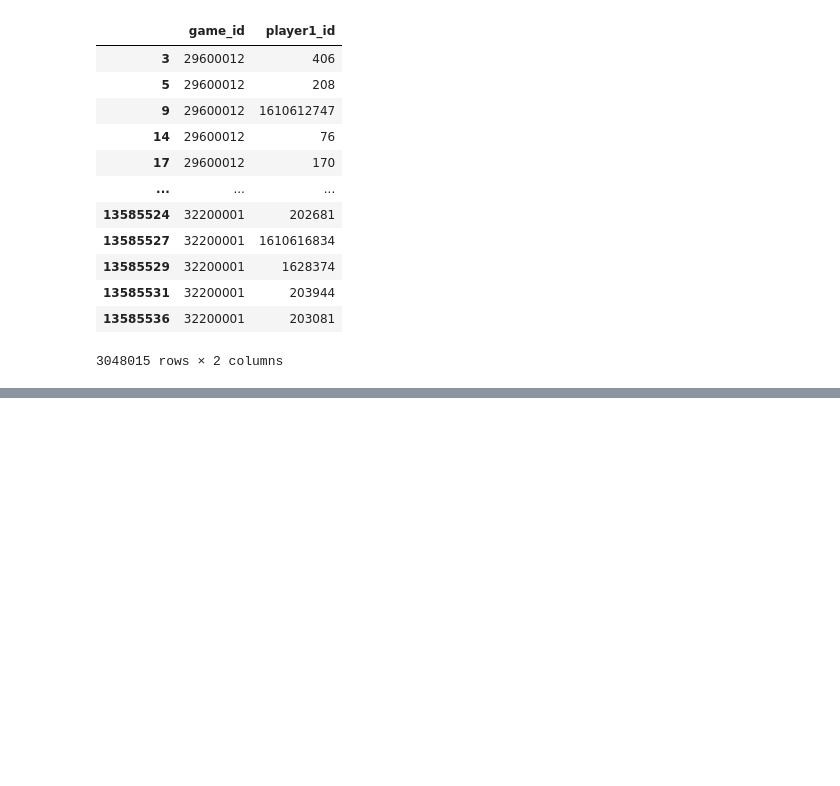
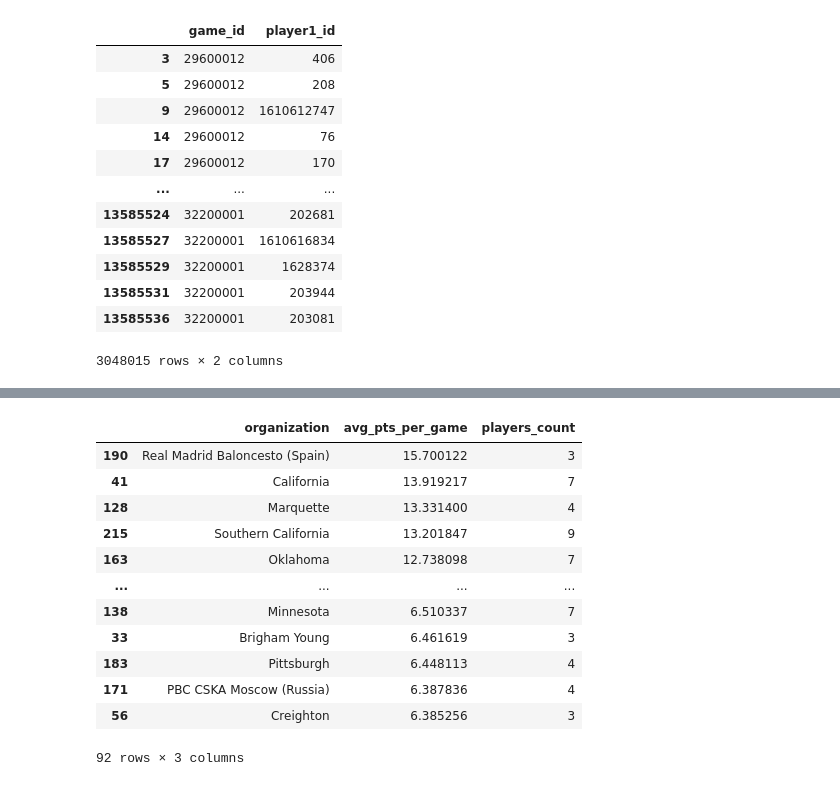
Before and after one commit to AIPAVL0V/python-basketball-project, a Jupyter notebook: notebooks/hypothesis_predraft-points.ipynb, the cells around one changed output, grey strips where cells are left out. Cells and saved outputs as stored; diff of their text form; code cells hidden in the pictures; blank space fills up the shorter version.

```diff
--- a/notebooks/hypothesis_predraft-points.ipynb
+++ b/notebooks/hypothesis_predraft-points.ipynb
@@ -244,0 +309,28 @@ player_total_rebounds
+# %%
+org_points = (
+    players
+    .dropna(subset=["pts_per_game"])
+    .groupby("organization")
+    .agg(
+        avg_pts_per_game=("pts_per_game", "mean"),
+        players_count=("player_id", "nunique")
+    )
+    .reset_index()
+    .sort_values("avg_pts_per_game", ascending=False)
+)
+
+org_points[org_points["players_count"] > 2]
+# %% [output]
+|  | organization | avg_pts_per_game | players_count |
+| 190 | Real Madrid Baloncesto (Spain) | 15.700122 | 3 |
+| 41 | California | 13.919217 | 7 |
+| 128 | Marquette | 13.331400 | 4 |
+| 215 | Southern California | 13.201847 | 9 |
+| 163 | Oklahoma | 12.738098 | 7 |
+| ... | ... | ... | ... |
+| 138 | Minnesota | 6.510337 | 7 |
+| 33 | Brigham Young | 6.461619 | 3 |
+| 183 | Pittsburgh | 6.448113 | 4 |
+| 171 | PBC CSKA Moscow (Russia) | 6.387836 | 4 |
+| 56 | Creighton | 6.385256 | 3 |
+92 rows × 3 columns
```
Also changed, not shown: parts of 9 cells of this notebook.
